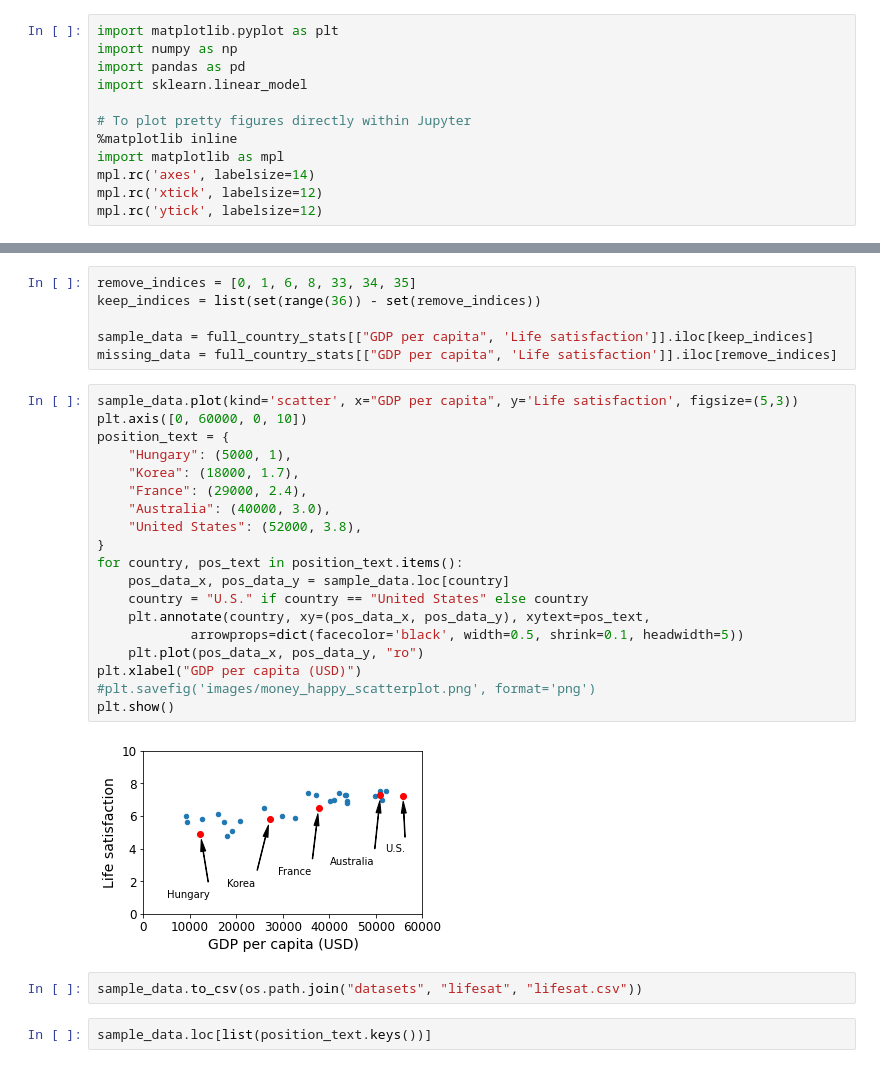
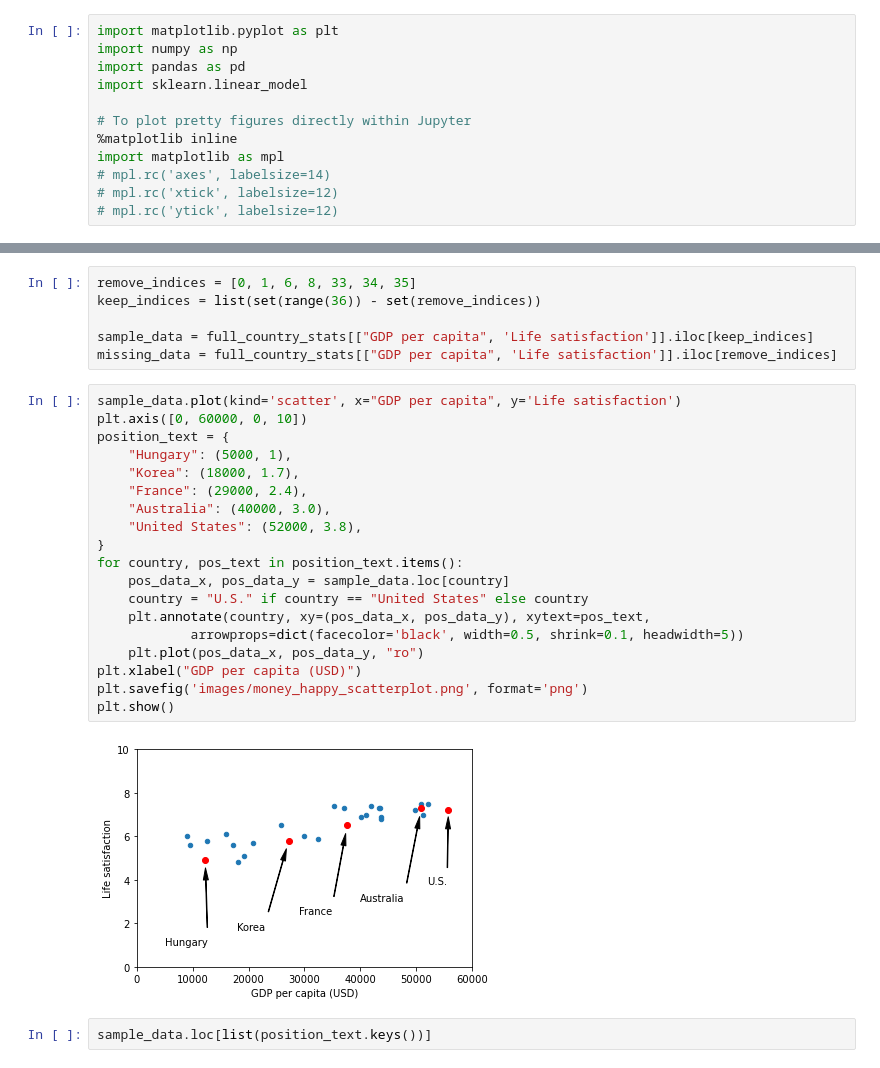
Before and after one commit to ghcn345/Machine-Learning-Techniques, a Jupyter notebook: Machine_Learning_Landscape.ipynb, the cells around one changed output, grey strips where cells are left out. Drawn from its saved outputs; the diff is of its cells as text.

```diff
--- a/Machine_Learning_Landscape.ipynb
+++ b/Machine_Learning_Landscape.ipynb
@@ -9,9 +9,9 @@ import sklearn.linear_model
 # To plot pretty figures directly within Jupyter
 %matplotlib inline
 import matplotlib as mpl
-mpl.rc('axes', labelsize=14)
-mpl.rc('xtick', labelsize=12)
-mpl.rc('ytick', labelsize=12)
+# mpl.rc('axes', labelsize=14)
+# mpl.rc('xtick', labelsize=12)
+# mpl.rc('ytick', labelsize=12)
 # %%
 def prepare_country_stats(oecd_bli, gdp_per_capita):
     oecd_bli = oecd_bli[oecd_bli["INEQUALITY"]=="TOT"]
@@ -125,28 +126,26 @@ keep_indices = list(set(range(36)) - set(remove_indices))
 sample_data = full_country_stats[["GDP per capita", 'Life satisfaction']].iloc[keep_indices]
 missing_data = full_country_stats[["GDP per capita", 'Life satisfaction']].iloc[remove_indices]
 # %%
-sample_data.plot(kind='scatter', x="GDP per capita", y='Life satisfaction', figsize=(5,3))
+sample_data.plot(kind='scatter', x="GDP per capita", y='Life satisfaction')
 plt.axis([0, 60000, 0, 10])
 position_text = {
     "Hungary": (5000, 1),
     "Korea": (18000, 1.7),
     "France": (29000, 2.4),
     "Australia": (40000, 3.0),
     "United States": (52000, 3.8),
 }
 for country, pos_text in position_text.items():
     pos_data_x, pos_data_y = sample_data.loc[country]
     country = "U.S." if country == "United States" else country
     plt.annotate(country, xy=(pos_data_x, pos_data_y), xytext=pos_text,
             arrowprops=dict(facecolor='black', width=0.5, shrink=0.1, headwidth=5))
     plt.plot(pos_data_x, pos_data_y, "ro")
 plt.xlabel("GDP per capita (USD)")
-#plt.savefig('images/money_happy_scatterplot.png', format='png')
+plt.savefig('images/money_happy_scatterplot.png', format='png')
 plt.show()
 # %% [output]
-[figure, old version]
+[figure, new version]
-# %%
-sample_data.to_csv(os.path.join("datasets", "lifesat", "lifesat.csv"))
 # %%
 sample_data.loc[list(position_text.keys())]
 # %% [output]
```
Also changed, not shown: parts of 9 cells of this notebook, 7 other files.
